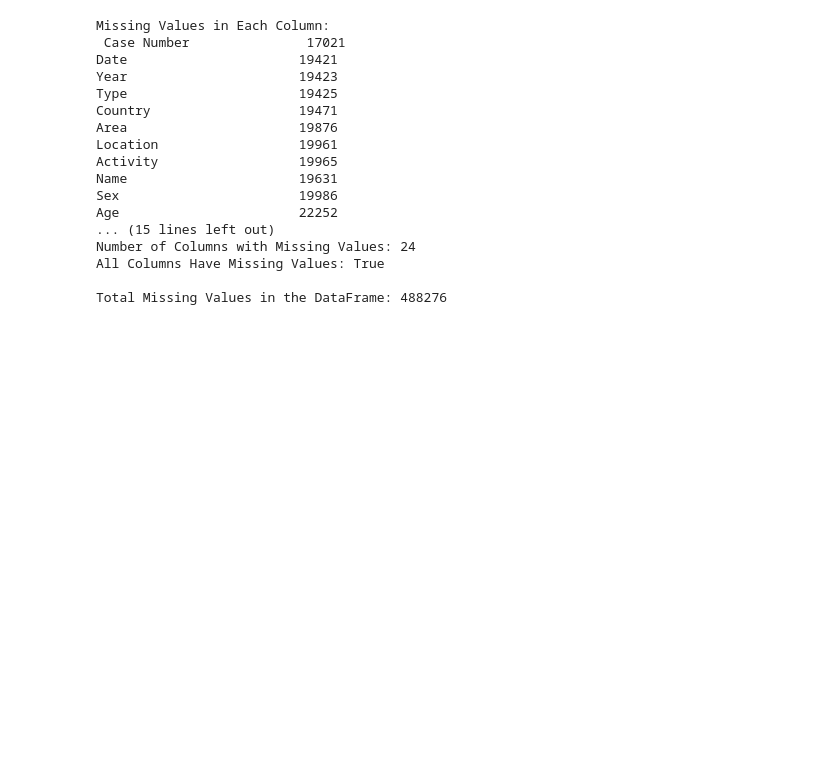
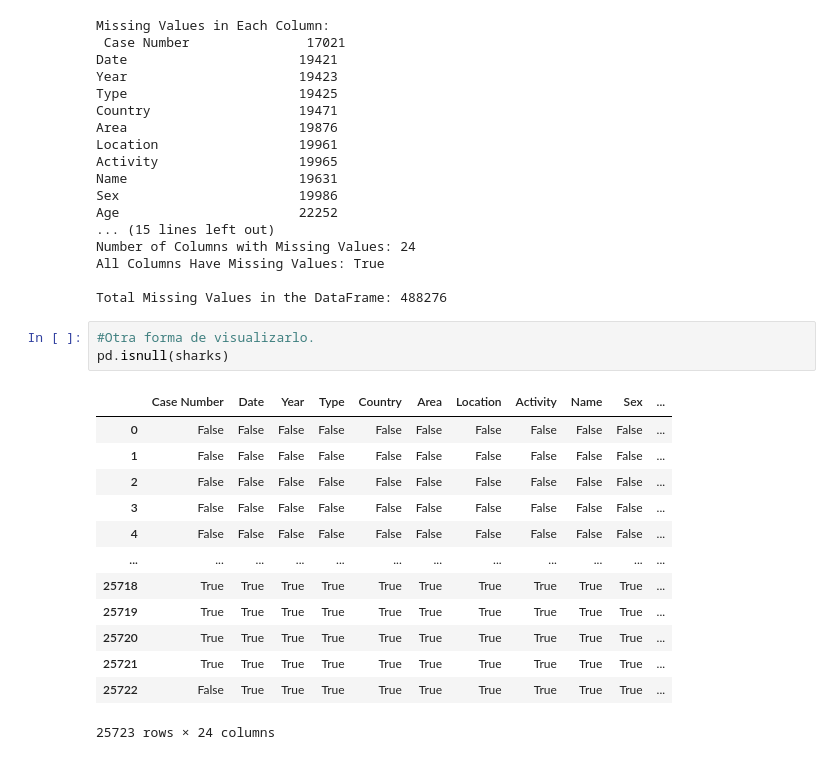
Before and after one commit to Elsa-Clave/Sharks-Attacks-Analysis, a Jupyter notebook: project01_sharks/notebooks/sharks_attack_project.ipynb, the cells around one changed output. Drawn from its saved outputs; the diff is of its cells as text; blank space fills up the shorter version.

```diff
--- a/project01_sharks/notebooks/sharks_attack_project.ipynb
+++ b/project01_sharks/notebooks/sharks_attack_project.ipynb
@@ -111,5 +111,22 @@ Number of Columns with Missing Values: 24
 All Columns Have Missing Values: True
 
 Total Missing Values in the DataFrame: 488276
+# %%
+#Otra forma de visualizarlo.
+pd.isnull(sharks)
+# %% [output]
+|  | Case Number | Date | Year | Type | Country | Area | Location | Activity | Name | Sex | ... |
+| 0 | False | False | False | False | False | False | False | False | False | False | ... |
+| 1 | False | False | False | False | False | False | False | False | False | False | ... |
+| 2 | False | False | False | False | False | False | False | False | False | False | ... |
+| 3 | False | False | False | False | False | False | False | False | False | False | ... |
+| 4 | False | False | False | False | False | False | False | False | False | False | ... |
+| ... | ... | ... | ... | ... | ... | ... | ... | ... | ... | ... | ... |
+| 25718 | True | True | True | True | True | True | True | True | True | True | ... |
+| 25719 | True | True | True | True | True | True | True | True | True | True | ... |
+| 25720 | True | True | True | True | True | True | True | True | True | True | ... |
+| 25721 | True | True | True | True | True | True | True | True | True | True | ... |
+| 25722 | False | True | True | True | True | True | True | True | True | True | ... |
+25723 rows × 24 columns
 # %% [markdown]
 ### Explorando The International Shark Attack File (ISAF) o Global Shark Attack File (GSAF)
```
Also changed, not shown: parts of 22 cells of this notebook.
